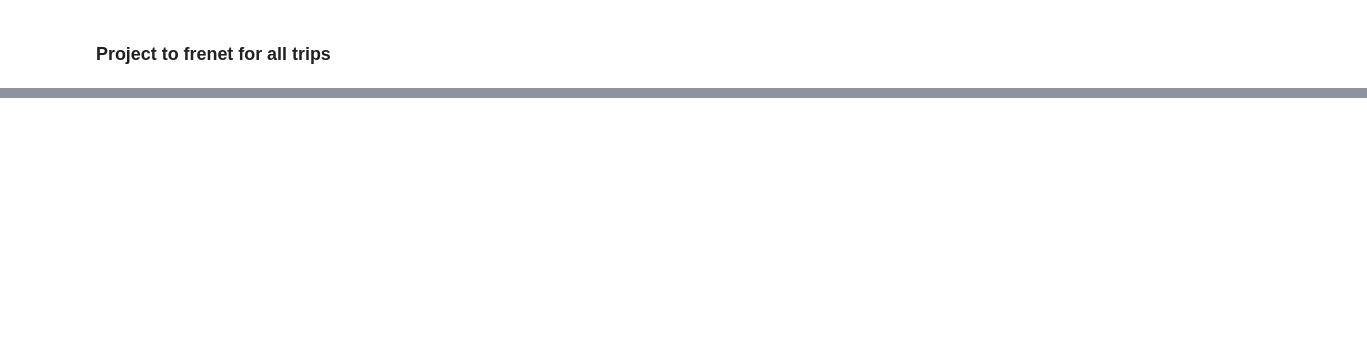
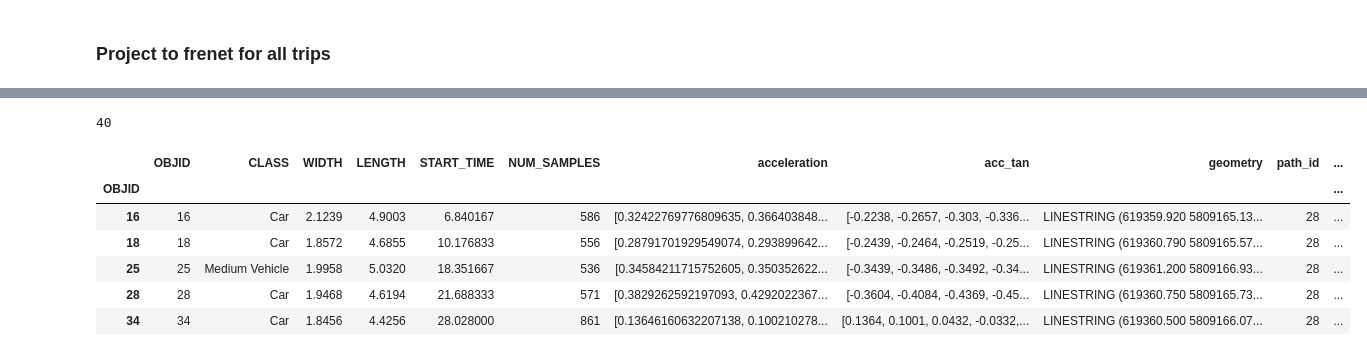
Before and after one commit to kopytjuk/opendd-analysis, a Jupyter notebook: notebooks/Distance Analysis.ipynb, the cells around one changed output, grey strips where cells are left out. Saved outputs shown, nothing was run; the diff lists cells and outputs as text; code cells hidden in the pictures; blank space fills up the shorter version.

```diff
--- a/notebooks/Distance Analysis.ipynb
+++ b/notebooks/Distance Analysis.ipynb
@@ -496,0 +521,2 @@ plt.tight_layout()
+# %%
+gdf_traces["START_LON"] = gdf_traces["frenet_path"].apply(lambda ls: ls.xy[0][0])
@@ -496,0 +545,14 @@ plt.tight_layout()
+# %%
+len(gdf_traces_path)
+# %% [output]
+40
+# %%
+gdf_traces_path.head()
+# %% [output]
+|  | OBJID | CLASS | WIDTH | LENGTH | START_TIME | NUM_SAMPLES | acceleration | acc_tan | geometry | path_id | ... |
+| OBJID |  |  |  |  |  |  |  |  |  |  | ... |
+| 16 | 16 | Car | 2.1239 | 4.9003 | 6.840167 | 586 | [0.32422769776809635, 0.366403848... | [-0.2238, -0.2657, -0.303, -0.336... | LINESTRING (619359.920 5809165.13... | 28 | ... |
+| 18 | 18 | Car | 1.8572 | 4.6855 | 10.176833 | 556 | [0.28791701929549074, 0.293899642... | [-0.2439, -0.2464, -0.2519, -0.25... | LINESTRING (619360.790 5809165.57... | 28 | ... |
+| 25 | 25 | Medium Vehicle | 1.9958 | 5.0320 | 18.351667 | 536 | [0.34584211715752605, 0.350352622... | [-0.3439, -0.3486, -0.3492, -0.34... | LINESTRING (619361.200 5809166.93... | 28 | ... |
+| 28 | 28 | Car | 1.9468 | 4.6194 | 21.688333 | 571 | [0.3829262592197093, 0.4292022367... | [-0.3604, -0.4084, -0.4369, -0.45... | LINESTRING (619360.750 5809165.73... | 28 | ... |
+| 34 | 34 | Car | 1.8456 | 4.4256 | 28.028000 | 861 | [0.13646160632207138, 0.100210278... | [0.1364, 0.1001, 0.0432, -0.0332,... | LINESTRING (619360.500 5809166.07... | 28 | ... |
```
Also changed, not shown: parts of 27 cells of this notebook, 1 other file.
